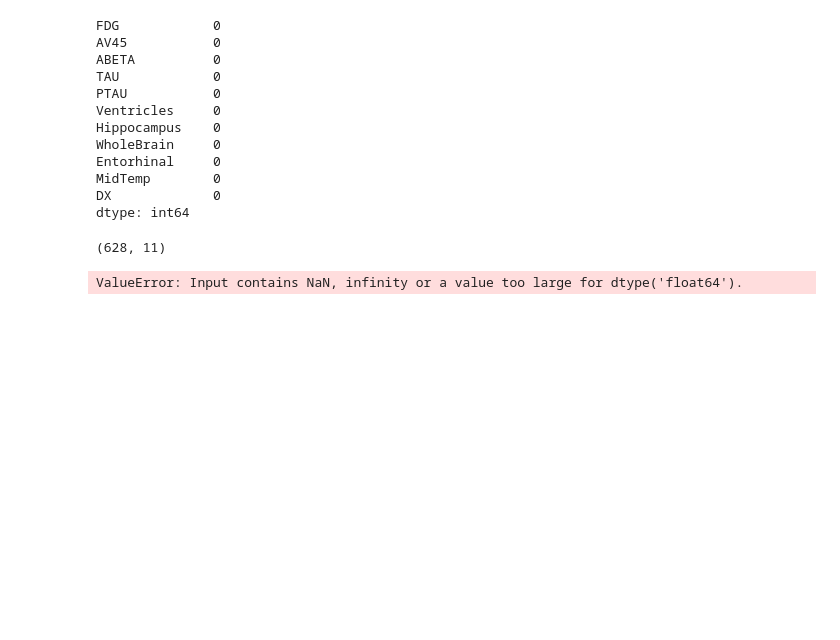
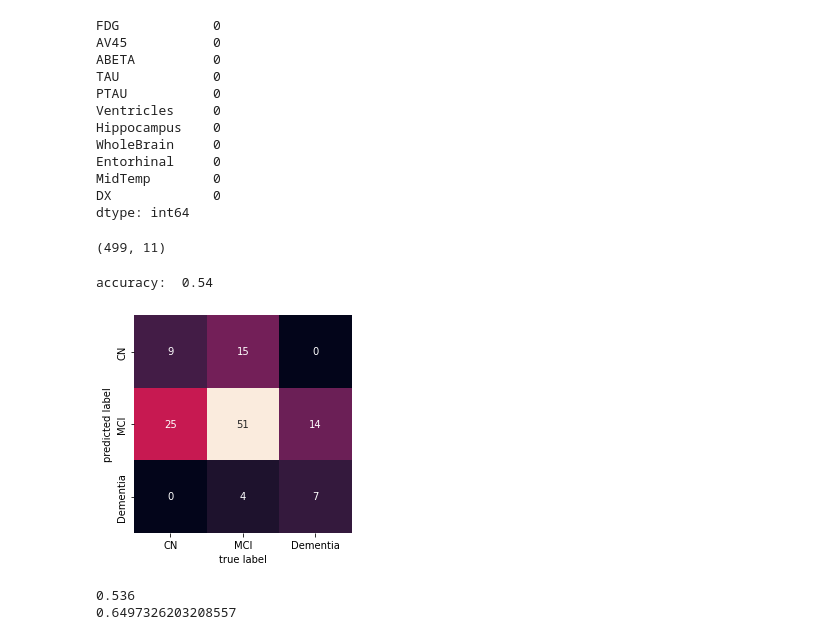
Before and after one commit to tamap94/ds-capstone-alzheimers-, a Jupyter notebook: tadpole_challenge/Tadpole_EDA_Model.ipynb, the cells around one changed output. Saved outputs shown, nothing was run; the diff lists cells and outputs as text; code cells hidden in the pictures; blank space fills up the shorter version.

```diff
--- a/tadpole_challenge/Tadpole_EDA_Model.ipynb
+++ b/tadpole_challenge/Tadpole_EDA_Model.ipynb
@@ -633,12 +631,12 @@ df_brain.head(2)
 | 1 | 1.08355 | NaN | 741.5 | 239.7 | 22.83 | 84599.0 | 5319.0 | 1129830.0 | 1791.0 | 18422.0 | ... |
 # %%
 #Replace all the weird values (< or >) with the NaN to have them predicted with the imputer
-df_brain["PTAU"].replace("<8",'NaN', inplace=True)
-df_brain["PTAU"].replace(">120","NaN", inplace=True)
-df_brain["ABETA"].replace("<200","NaN", inplace=True)
-df_brain["ABETA"].replace(">1700","NaN", inplace=True)
-df_brain["TAU"].replace("<80","NaN", inplace=True)
-df_brain["TAU"].replace(">1300","NaN", inplace=True)
+df_brain["PTAU"].replace("<8", np.nan, inplace=True)
+df_brain["PTAU"].replace(">120",np.nan, inplace=True)
+df_brain["ABETA"].replace("<200",np.nan, inplace=True)
+df_brain["ABETA"].replace(">1700",np.nan, inplace=True)
+df_brain["TAU"].replace("<80",np.nan, inplace=True)
+df_brain["TAU"].replace(">1300",np.nan, inplace=True)
 # %%
 #Drop the rows in DX that are empty
 df_brain.dropna(subset=["DX"], inplace=True)
@@ -766,7 +764,7 @@ dtype: int64
 # %%
 df_brain.shape
 # %% [output]
-(628, 11)
+(499, 11)
 # %%
 #Train test split for the df_brain dataframe to avoid data leakage into our test set
 X_brain_2= df_brain.drop('DX', axis=1)
@@ -790,5 +788,27 @@ log_reg.fit(X_train_brain_2_scaled, y_train_brain_2)
 
 y_pred_train_brain_2=log_reg.predict(X_train_brain_2_scaled)
 y_pred_brain_2=log_reg.predict(X_test_brain_2_scaled)
-# %% [output]
-ValueError: Input contains NaN, infinity or a value too large for dtype('float64').
+# %%
+# Plotting the confusing matrix
+labels=['CN', 'MCI', 'Dementia']
+mat = confusion_matrix(y_test_brain_2, y_pred_brain_2, labels=labels)
+cm=sns.heatmap(mat.T, square=True, annot=True, fmt='d', cbar=False)
+cm.set_xticklabels(labels)
+cm.set_yticklabels(labels)
+plt.xlabel('true label')
+plt.ylabel('predicted label')
+print('accuracy: ' , accuracy_score(y_test_brain_2, y_pred_brain_2).round(2))
+#print('recall: ' , recall_score(y_test, y_pred).round(2))
+#print('precision: ' , precision_score(y_test, y_pred).round(2))
+# %% [output]
+accuracy:  0.54
+[figure, added]
+# %%
+# Check out the metrics
+acc_test = accuracy_score(y_test_brain_2, y_pred_brain_2)
+print(acc_test)
+acc_train=accuracy_score(y_train_brain_2, log_reg.predict(X_train_brain_2_scaled))
+print(acc_train)
+# %% [output]
+0.536
+0.6497326203208557
```
Also changed, not shown: parts of 8 cells of this notebook.
